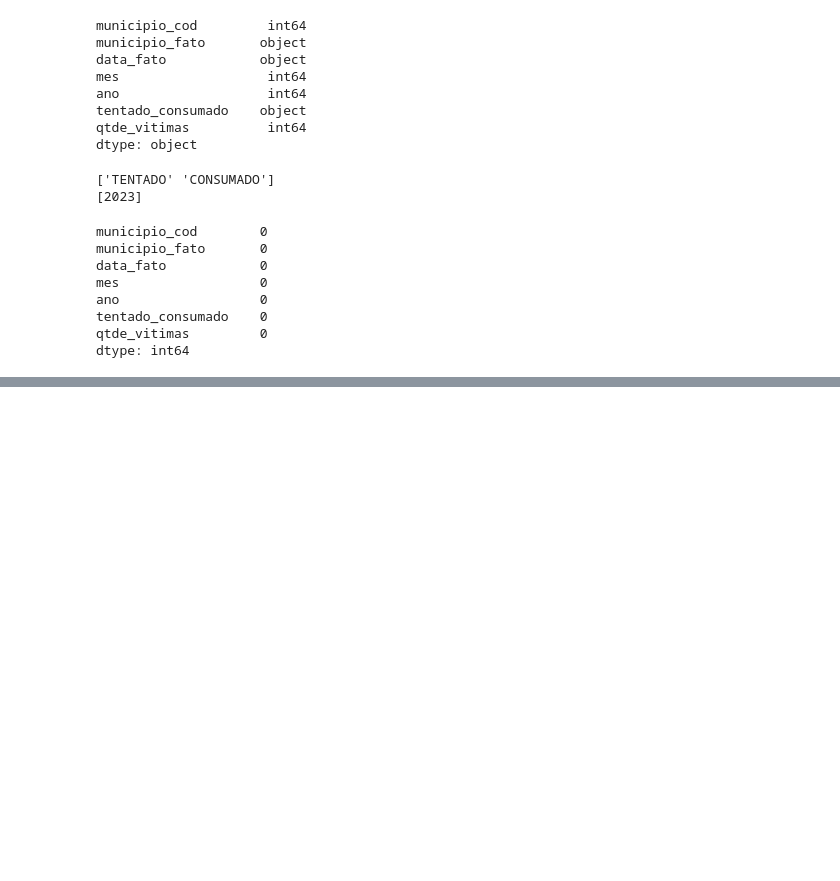
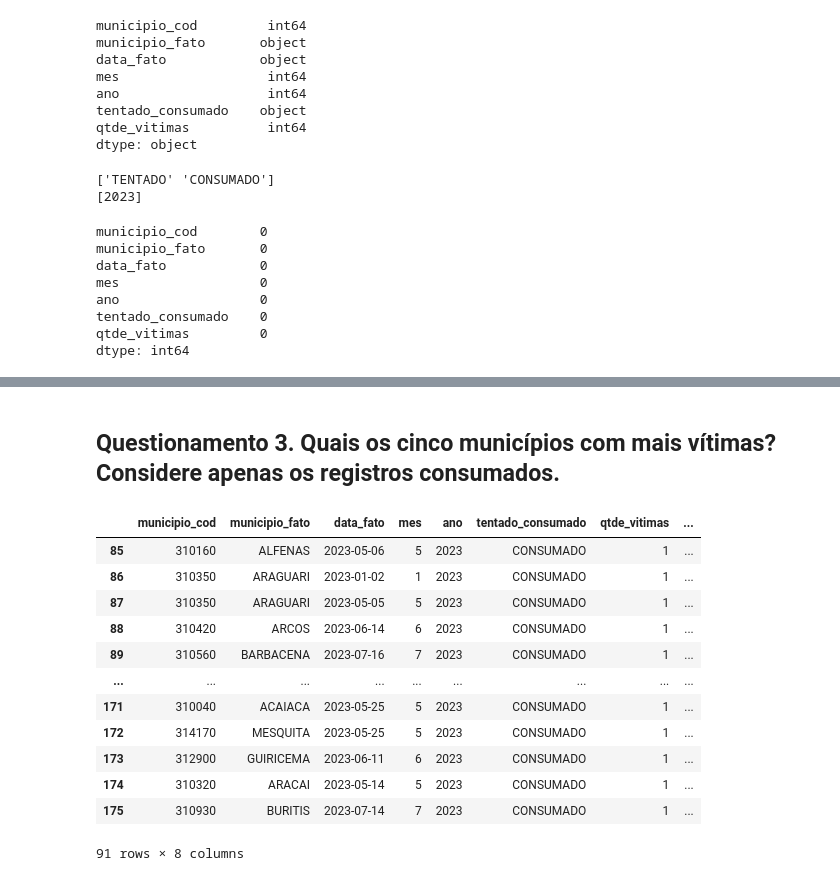
Before and after one commit to aline-hoffmann/scholarship-compass, a Jupyter notebook: Sprint_4/Desafio/etapa2.ipynb, the cells around one changed output, grey strips where cells are left out. Saved outputs shown, nothing was run; the diff lists cells and outputs as text; code cells hidden in the pictures; blank space fills up the shorter version.

```diff
--- a/Sprint_4/Desafio/etapa2.ipynb
+++ b/Sprint_4/Desafio/etapa2.ipynb
@@ -73,0 +100,13 @@ dtype: int64
+# %%
+# Traduzindo os dias da semana para português
+traducao_dias = {
+    "Monday": "segunda_feira",
+    "Tuesday": "terça_feira",
+    "Wednesday": "quarta_feira",
+    "Thursday": "quinta_feira",
+    "Friday": "sexta_feira",
+    "Saturday": "sábado",
+    "Sunday": "domingo"
+}
+df["dia_semana"] = df["dia_semana"].replace(traducao_dias)
+df.head(10)
@@ -73,0 +205,20 @@ dtype: int64
+# %% [markdown]
+## **Questionamento 3.** Quais os cinco municípios com mais vítimas? Considere apenas os registros consumados.
+# %%
+# Filtrando apenas registros consumados
+df_consumado = df[df["tentado_consumado"] == "CONSUMADO"]
+df_consumado
+# %% [output]
+|  | municipio_cod | municipio_fato | data_fato | mes | ano | tentado_consumado | qtde_vitimas | ... |
+| 85 | 310160 | ALFENAS | 2023-05-06 | 5 | 2023 | CONSUMADO | 1 | ... |
+| 86 | 310350 | ARAGUARI | 2023-01-02 | 1 | 2023 | CONSUMADO | 1 | ... |
+| 87 | 310350 | ARAGUARI | 2023-05-05 | 5 | 2023 | CONSUMADO | 1 | ... |
+| 88 | 310420 | ARCOS | 2023-06-14 | 6 | 2023 | CONSUMADO | 1 | ... |
+| 89 | 310560 | BARBACENA | 2023-07-16 | 7 | 2023 | CONSUMADO | 1 | ... |
+| ... | ... | ... | ... | ... | ... | ... | ... | ... |
+| 171 | 310040 | ACAIACA | 2023-05-25 | 5 | 2023 | CONSUMADO | 1 | ... |
+| 172 | 314170 | MESQUITA | 2023-05-25 | 5 | 2023 | CONSUMADO | 1 | ... |
+| 173 | 312900 | GUIRICEMA | 2023-06-11 | 6 | 2023 | CONSUMADO | 1 | ... |
+| 174 | 310320 | ARACAI | 2023-05-14 | 5 | 2023 | CONSUMADO | 1 | ... |
+| 175 | 310930 | BURITIS | 2023-07-14 | 7 | 2023 | CONSUMADO | 1 | ... |
+91 rows × 8 columns
```
Also changed, not shown: parts of 17 cells of this notebook, 8 other files.
